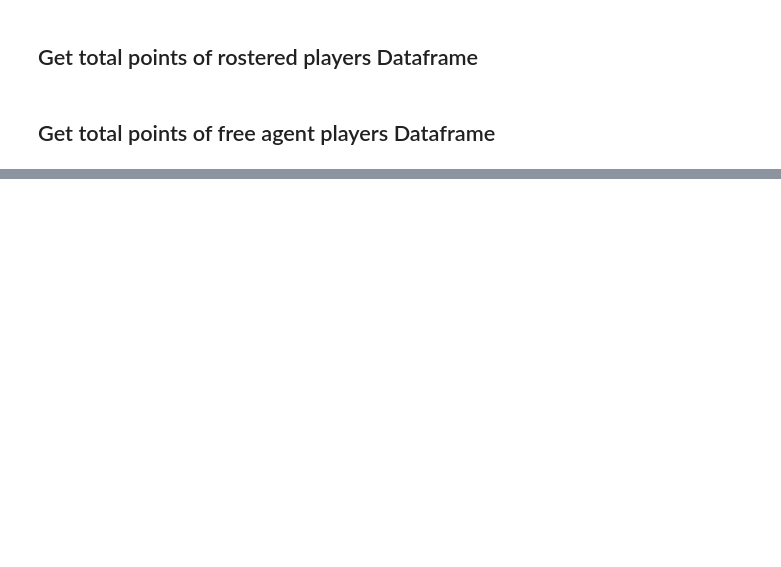
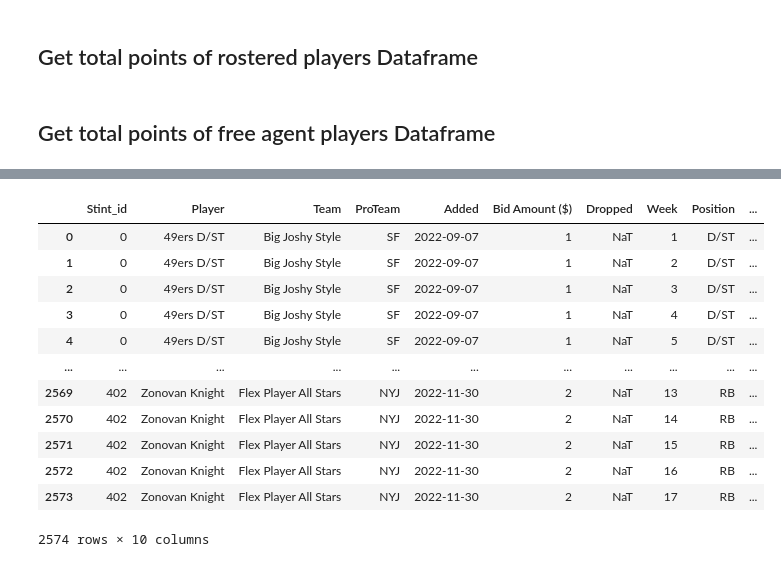
Before and after one commit to jon-cheng/espnff, a Jupyter notebook: notebooks/2023-02-28_FF_nb.ipynb, the cells around one changed output, grey strips where cells are left out. Cells and saved outputs as stored; diff of their text form; code cells hidden in the pictures; blank space fills up the shorter version.

```diff
--- a/notebooks/2023-02-28_FF_nb.ipynb
+++ b/notebooks/2023-02-28_FF_nb.ipynb
@@ -104,0 +149,8 @@ df_rostered = ff.build_df_rostered(league)
+# %%
+def get_total_pts_per_player(player,stint, df_player_box_scores):
+    if stint:
+        g = df_player_box_scores.groupby(by='Player')
+        df = g.get_group(player)
+        return df[df['Week'].isin(stint)]['Total points'].sum()
+
+df_stints['Total points per stint'] = df_stints.apply(lambda x: get_total_pts_per_player(x['Player'], x['Stint (wks)'], df_player_box_scores),axis=1).fillna(0)
@@ -104,0 +193,8 @@ df_rostered = ff.build_df_rostered(league)
+# %%
+df_stints_long = df_stints.explode(['Stint (wks)'])
+# %%
+df_stints_long=df_stints_long.rename(columns={'Stint (wks)':'Week'})
+# %%
+df_points_scored = df_stints_long.merge(df_player_box_scores, how='inner')
+
+df_points_scored.head()
@@ -104,0 +231,16 @@ df_rostered = ff.build_df_rostered(league)
+# %%
+df_points_scored
+# %% [output]
+|  | Stint_id | Player | Team | ProTeam | Added | Bid Amount ($) | Dropped | Week | Position | ... |
+| 0 | 0 | 49ers D/ST | Big Joshy Style | SF | 2022-09-07 | 1 | NaT | 1 | D/ST | ... |
+| 1 | 0 | 49ers D/ST | Big Joshy Style | SF | 2022-09-07 | 1 | NaT | 2 | D/ST | ... |
+| 2 | 0 | 49ers D/ST | Big Joshy Style | SF | 2022-09-07 | 1 | NaT | 3 | D/ST | ... |
+| 3 | 0 | 49ers D/ST | Big Joshy Style | SF | 2022-09-07 | 1 | NaT | 4 | D/ST | ... |
+| 4 | 0 | 49ers D/ST | Big Joshy Style | SF | 2022-09-07 | 1 | NaT | 5 | D/ST | ... |
+| ... | ... | ... | ... | ... | ... | ... | ... | ... | ... | ... |
+| 2569 | 402 | Zonovan Knight | Flex Player All Stars | NYJ | 2022-11-30 | 2 | NaT | 13 | RB | ... |
+| 2570 | 402 | Zonovan Knight | Flex Player All Stars | NYJ | 2022-11-30 | 2 | NaT | 14 | RB | ... |
+| 2571 | 402 | Zonovan Knight | Flex Player All Stars | NYJ | 2022-11-30 | 2 | NaT | 15 | RB | ... |
+| 2572 | 402 | Zonovan Knight | Flex Player All Stars | NYJ | 2022-11-30 | 2 | NaT | 16 | RB | ... |
+| 2573 | 402 | Zonovan Knight | Flex Player All Stars | NYJ | 2022-11-30 | 2 | NaT | 17 | RB | ... |
+2574 rows × 10 columns
```
Also changed, not shown: parts of 175 cells of this notebook, 3 other files.
